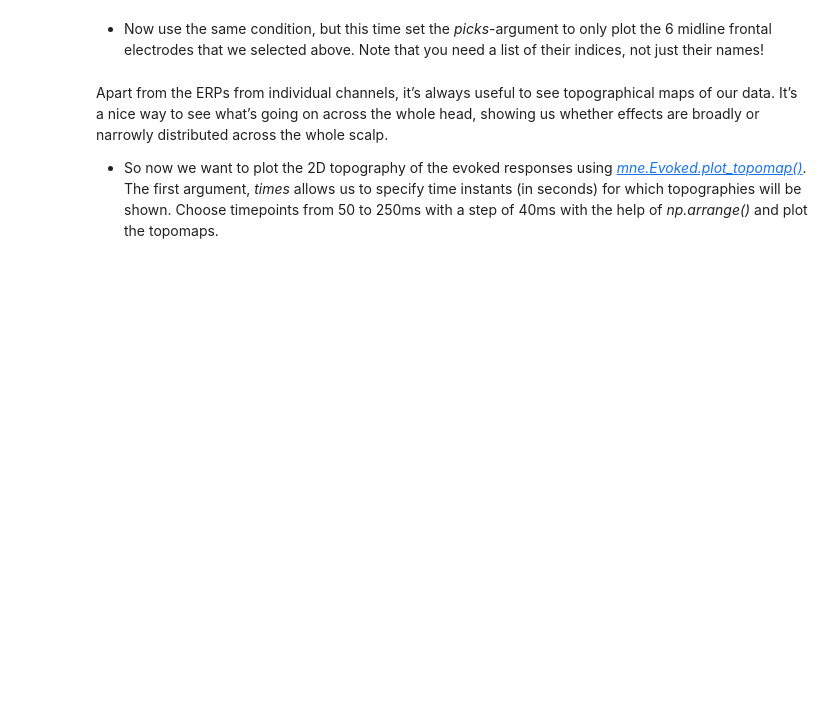
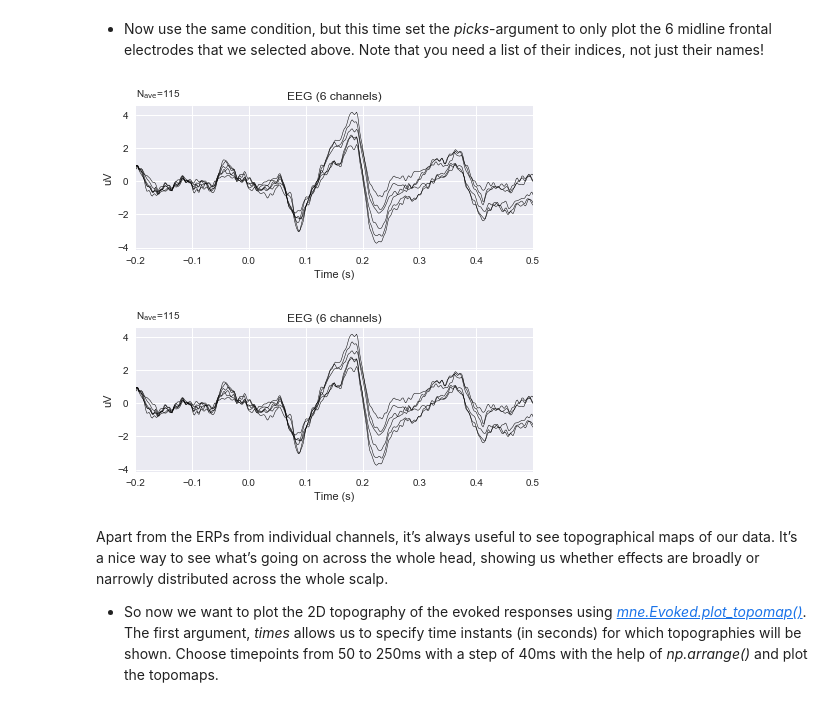
Before and after one commit to NBP-ACC/week-10-acc_9, a Jupyter notebook: Sheet08.ipynb, the cells around one changed output. Saved outputs shown, nothing was run; the diff lists cells and outputs as text; code cells hidden in the pictures; blank space fills up the shorter version.

```diff
--- a/Sheet08.ipynb
+++ b/Sheet08.ipynb
@@ -302,9 +304,15 @@ evoked_dict["Coop/Win"].plot()
 - Now use the same condition, but this time set the *picks*-argument to only plot the 6 midline frontal electrodes that we selected above. Note that you need a list of their indices, not just their names!
 # %%
 # plot ERPs for one of the conditions of selected channels
-pick = {k: v for k, v in evoked_dict['Coop/Win'].items() if k.startswith('FP')}
-pick.append('AF9','Fz','AF10')
-# TODO
+# channel ids
+channels = ['F1', 'Fz', 'F2', 'FC1', 'FCz', 'FC2']
+picks = []
+for channel_name in channels:
+    picks.append(preprocessed.ch_names.index(channel_name))
+evoked_dict["Coop/Win"].plot(picks)
+# %% [output]
+[figure, added]
+[figure, added]
 # %% [markdown]
 Apart from the ERPs from individual channels, it’s always useful to see topographical maps of our data. It’s a nice way to see what’s going on across the whole head, showing us whether effects are broadly or narrowly distributed across the whole scalp.
 - So now we want to plot the 2D topography of the evoked responses using [*mne.Evoked.plot_topomap()*](https://martinos.org/mne/stable/generated/mne.Evoked.html#mne.Evoked.plot_topomap). The first argument, *times* allows us to specify time instants (in seconds) for which topographies will be shown. Choose timepoints from 50 to 250ms with a step of 40ms with the help of *np.arrange()* and plot the topomaps.
```
Also changed, not shown: parts of 7 cells of this notebook.
